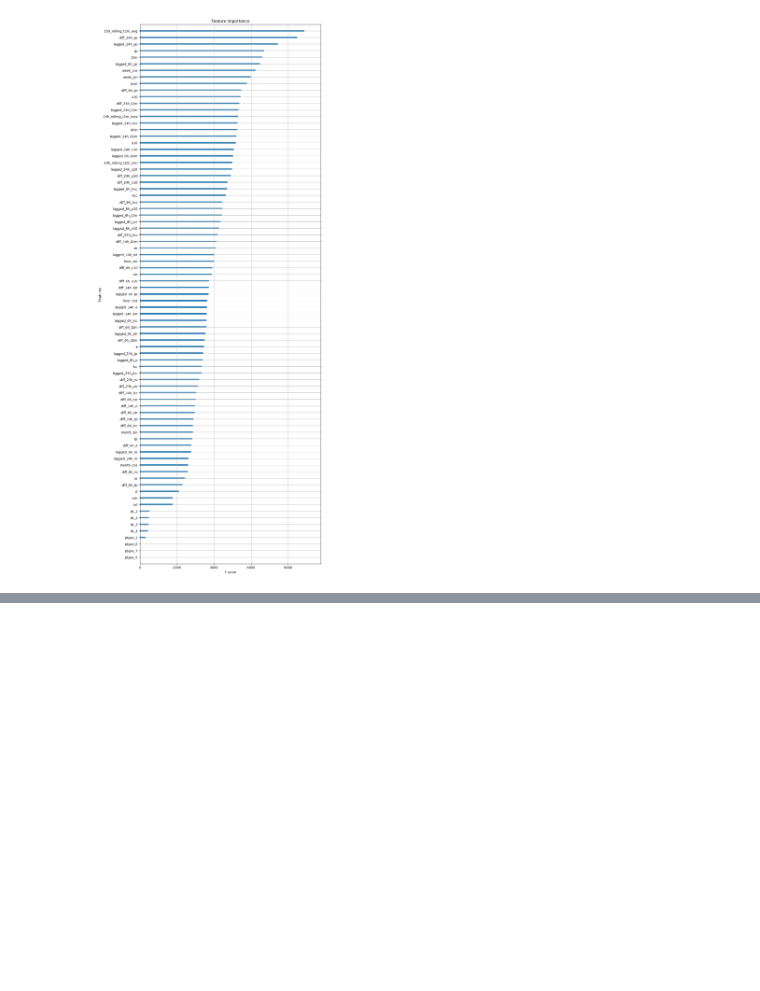
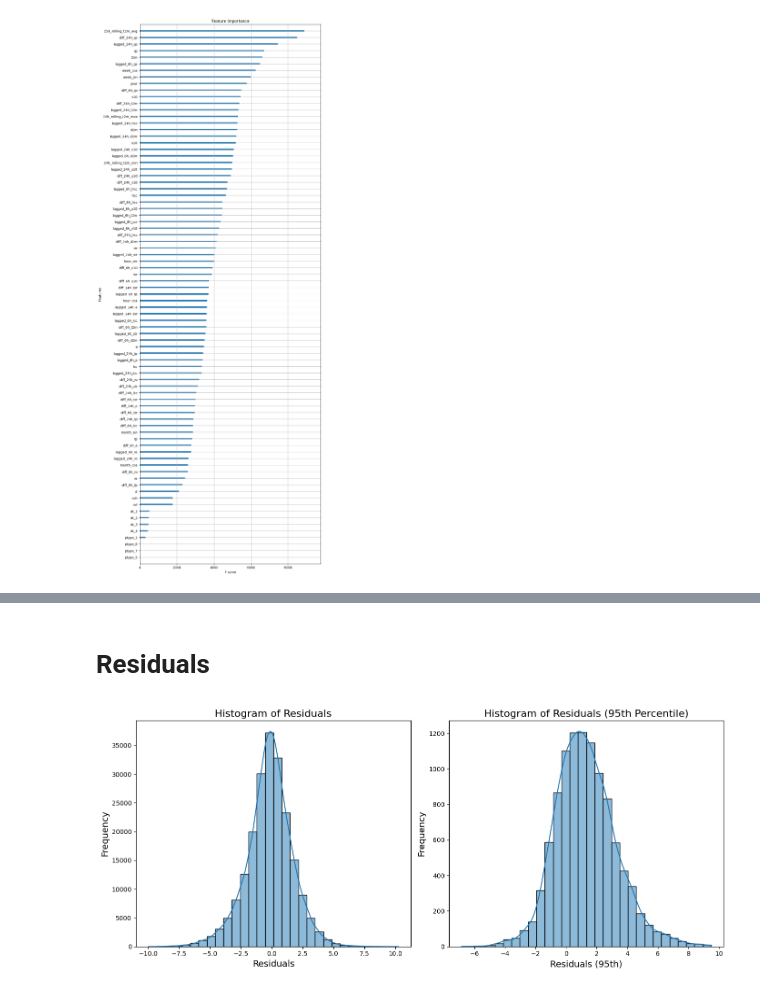
Before and after one commit to michel-vbarboza/ERA5-Temperature-Prediction, a Jupyter notebook: XGBoost_(GPU).ipynb, the cells around one changed output, grey strips where cells are left out. Cells and saved outputs as stored; diff of their text form; code cells hidden in the pictures; blank space fills up the shorter version.

```diff
--- a/XGBoost_(GPU).ipynb
+++ b/XGBoost_(GPU).ipynb
@@ -299,0 +179,26 @@ Test RMSE: 2.0823735617053676
+# %% [markdown]
+# Residuals
+# %%
+residuals = y_test - y_pred
+
+percentile_95 = np.percentile(y_test, 95)
+mask = y_test > percentile_95
+residuals_95th = y_test[mask] - y_pred[mask]
+# %%
+fig, axes = plt.subplots(1, 2, figsize=(14, 6))
+
+sns.histplot(residuals, kde=True, bins=30, ax=axes[0])
+axes[0].set_title('Histogram of Residuals', fontsize=16)
+axes[0].set_xlabel('Residuals', fontsize=14)
+axes[0].set_ylabel('Frequency', fontsize=14)
+
+sns.histplot(residuals_95th, kde=True, bins=30, ax=axes[1])
+axes[1].set_title('Histogram of Residuals (95th Percentile)', fontsize=16)
+axes[1].set_xlabel('Residuals (95th)', fontsize=14)
+axes[1].set_ylabel('Frequency', fontsize=14)
+
+plt.tight_layout()
+
+plt.show()
+# %% [output]
+[figure, added]
```
Also changed, not shown: parts of 19 cells of this notebook.
